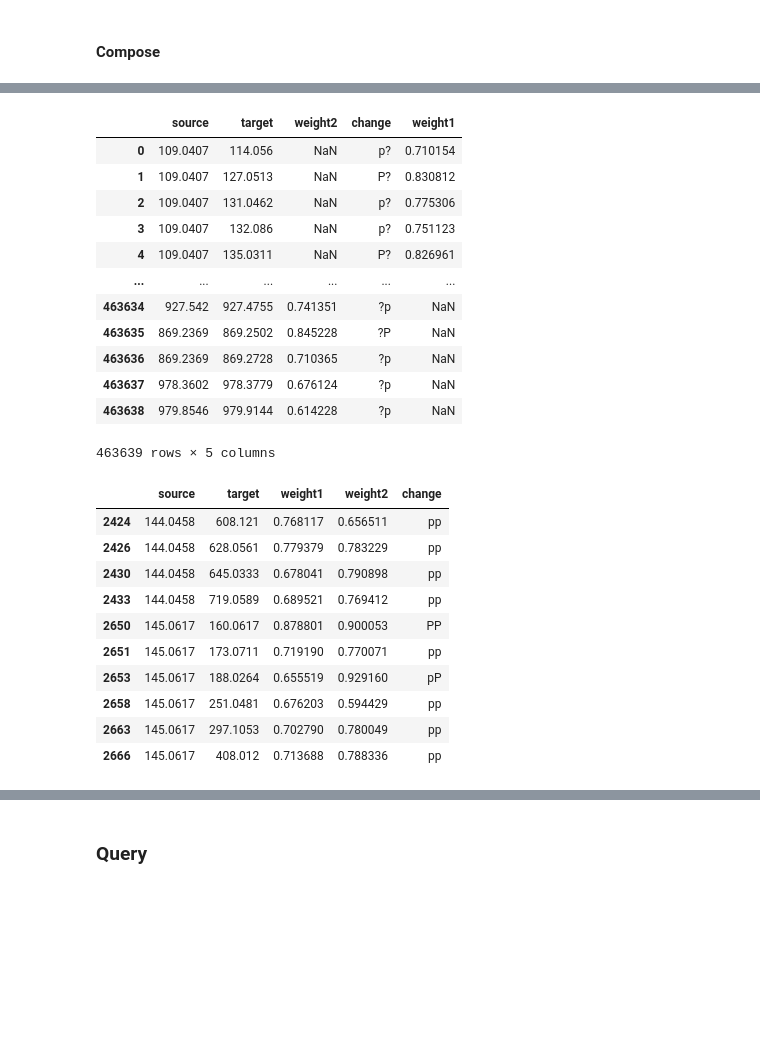
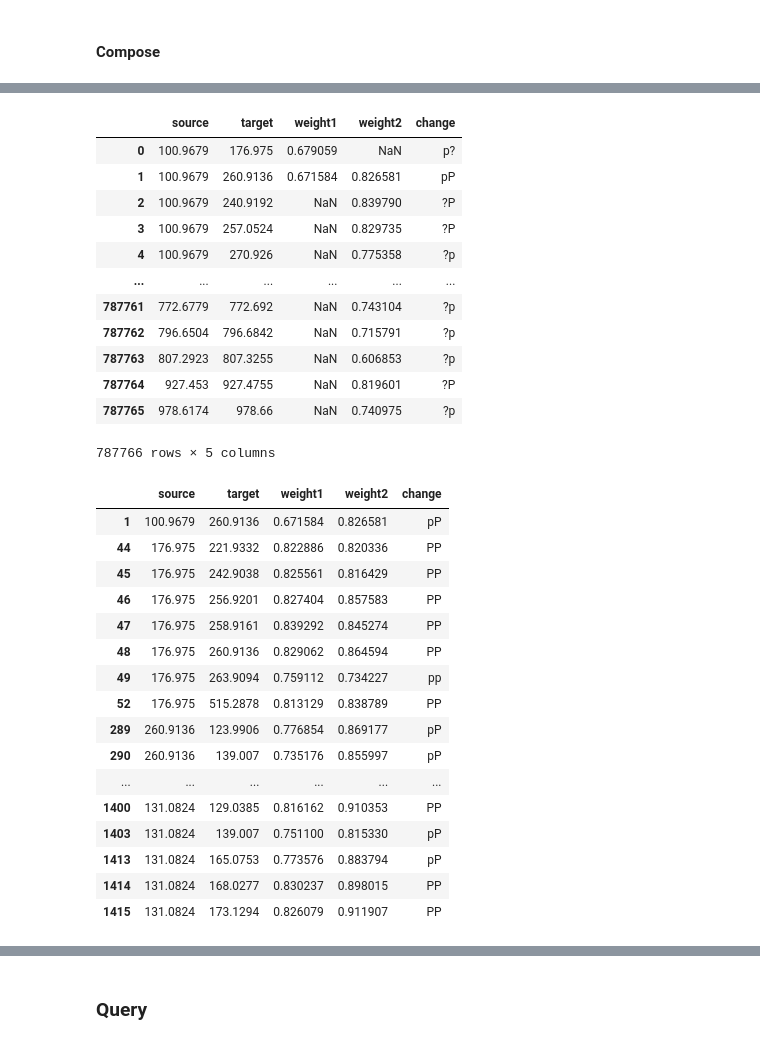
Before and after one commit to win7/GNN_Unsupervised, a Jupyter notebook: change_detection.ipynb, the cells around one changed output, grey strips where cells are left out. Drawn from its saved outputs; the diff is of its cells as text; code cells hidden in the pictures; blank space fills up the shorter version.

```diff
--- a/change_detection.ipynb
+++ b/change_detection.ipynb
@@ -24,9 +24,9 @@ print("Exp:\t\t", exp)
 methods = ["vgae", "vgae"]
 print("Methods:\t", methods)
 
-groups = ["WT", "pck1^",]
+groups = ["WT", "zwf1^"] # WT, zwf1^, "pck1^
 print("Groups:\t\t", groups)
 
-options = ["", ""]
+options = ["dyn", "dyn"]
 print("Options:\t", options)
 # %% [output]
@@ -95,33 +95,40 @@ df_change
 # %%
 df_change = nx.to_pandas_edgelist(R)
-df_change = df_change[["source", "target" "weight1", "weight2", "change"]]
+df_change = df_change[["source", "target", "weight1", "weight2", "change"]]
 df_change
 # %% [output]
-|  | source | target | weight2 | change | weight1 |
-| 0 | 109.0407 | 114.056 | NaN | p? | 0.710154 |
-| 1 | 109.0407 | 127.0513 | NaN | P? | 0.830812 |
-| 2 | 109.0407 | 131.0462 | NaN | p? | 0.775306 |
-| 3 | 109.0407 | 132.086 | NaN | p? | 0.751123 |
-| 4 | 109.0407 | 135.0311 | NaN | P? | 0.826961 |
+|  | source | target | weight1 | weight2 | change |
+| 0 | 100.9679 | 176.975 | 0.679059 | NaN | p? |
+| 1 | 100.9679 | 260.9136 | 0.671584 | 0.826581 | pP |
+| 2 | 100.9679 | 240.9192 | NaN | 0.839790 | ?P |
+| 3 | 100.9679 | 257.0524 | NaN | 0.829735 | ?P |
+| 4 | 100.9679 | 270.926 | NaN | 0.775358 | ?p |
 | ... | ... | ... | ... | ... | ... |
-| 463634 | 927.542 | 927.4755 | 0.741351 | ?p | NaN |
-| 463635 | 869.2369 | 869.2502 | 0.845228 | ?P | NaN |
-| 463636 | 869.2369 | 869.2728 | 0.710365 | ?p | NaN |
-| 463637 | 978.3602 | 978.3779 | 0.676124 | ?p | NaN |
-| 463638 | 979.8546 | 979.9144 | 0.614228 | ?p | NaN |
+| 787761 | 772.6779 | 772.692 | NaN | 0.743104 | ?p |
+| 787762 | 796.6504 | 796.6842 | NaN | 0.715791 | ?p |
+| 787763 | 807.2923 | 807.3255 | NaN | 0.606853 | ?p |
+| 787764 | 927.453 | 927.4755 | NaN | 0.819601 | ?P |
+| 787765 | 978.6174 | 978.66 | NaN | 0.740975 | ?p |
-463639 rows × 5 columns
+787766 rows × 5 columns
 # %%
-df_change[(df_change["weight1"].notnull()) & (df_change["weight2"].notnull())].iloc[50:60]
+df_aux = df_change[(df_change["weight1"].notnull()) & (df_change["weight2"].notnull())].iloc[0:60]
 # df_change[df_change["change"] == "Nn"]
+df_aux
 # %% [output]
 |  | source | target | weight1 | weight2 | change |
-| 2424 | 144.0458 | 608.121 | 0.768117 | 0.656511 | pp |
-| 2426 | 144.0458 | 628.0561 | 0.779379 | 0.783229 | pp |
-| 2430 | 144.0458 | 645.0333 | 0.678041 | 0.790898 | pp |
-| 2433 | 144.0458 | 719.0589 | 0.689521 | 0.769412 | pp |
-| 2650 | 145.0617 | 160.0617 | 0.878801 | 0.900053 | PP |
-| 2651 | 145.0617 | 173.0711 | 0.719190 | 0.770071 | pp |
-| 2653 | 145.0617 | 188.0264 | 0.655519 | 0.929160 | pP |
-| 2658 | 145.0617 | 251.0481 | 0.676203 | 0.594429 | pp |
-| 2663 | 145.0617 | 297.1053 | 0.702790 | 0.780049 | pp |
-| 2666 | 145.0617 | 408.012 | 0.713688 | 0.788336 | pp |
+| 1 | 100.9679 | 260.9136 | 0.671584 | 0.826581 | pP |
+| 44 | 176.975 | 221.9332 | 0.822886 | 0.820336 | PP |
+| 45 | 176.975 | 242.9038 | 0.825561 | 0.816429 | PP |
+| 46 | 176.975 | 256.9201 | 0.827404 | 0.857583 | PP |
+| 47 | 176.975 | 258.9161 | 0.839292 | 0.845274 | PP |
+| 48 | 176.975 | 260.9136 | 0.829062 | 0.864594 | PP |
+| 49 | 176.975 | 263.9094 | 0.759112 | 0.734227 | pp |
+| 52 | 176.975 | 515.2878 | 0.813129 | 0.838789 | PP |
+| 289 | 260.9136 | 123.9906 | 0.776854 | 0.869177 | pP |
+| 290 | 260.9136 | 139.007 | 0.735176 | 0.855997 | pP |
+| ... | ... | ... | ... | ... | ... |
+| 1400 | 131.0824 | 129.0385 | 0.816162 | 0.910353 | PP |
+| 1403 | 131.0824 | 139.007 | 0.751100 | 0.815330 | pP |
+| 1413 | 131.0824 | 165.0753 | 0.773576 | 0.883794 | pP |
+| 1414 | 131.0824 | 168.0277 | 0.830237 | 0.898015 | PP |
+| 1415 | 131.0824 | 173.1294 | 0.826079 | 0.911907 | PP |
```
Also changed, not shown: parts of 18 cells of this notebook, 20 other files.
